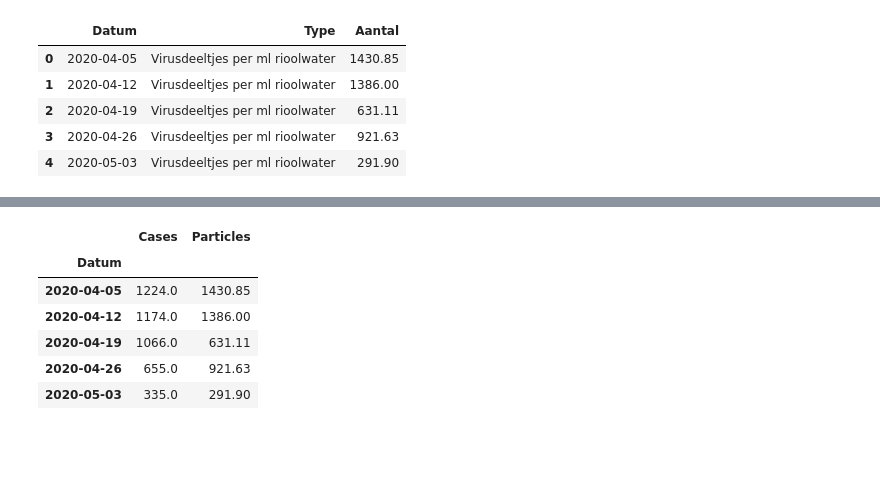
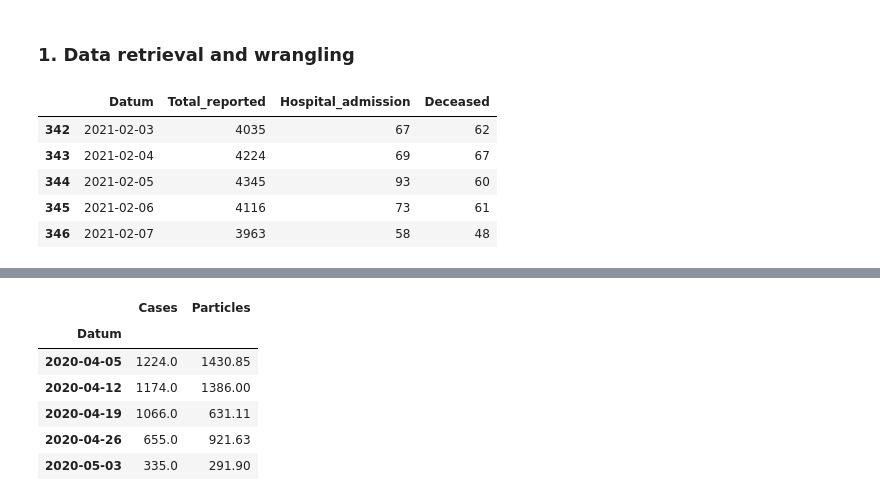
Before and after one commit to ystouthart/covid-19-nl-dashboard, a Jupyter notebook: src/ModellingDashboardData.ipynb, the cells around one changed output, grey strips where cells are left out. Drawn from its saved outputs; the diff is of its cells as text; code cells hidden in the pictures; blank space fills up the shorter version.

```diff
--- a/src/ModellingDashboardData.ipynb
+++ b/src/ModellingDashboardData.ipynb
@@ -27,9 +17,23 @@ sewage = pd.read_csv("https://raw.githubusercontent.com/J535D165/CoronaWatchNL/m
-# %%
-sewage.head()
-# %% [output]
-|  | Datum | Type | Aantal |
-| 0 | 2020-04-05 | Virusdeeltjes per ml rioolwater | 1430.85 |
-| 1 | 2020-04-12 | Virusdeeltjes per ml rioolwater | 1386.00 |
-| 2 | 2020-04-19 | Virusdeeltjes per ml rioolwater | 631.11 |
-| 3 | 2020-04-26 | Virusdeeltjes per ml rioolwater | 921.63 |
-| 4 | 2020-05-03 | Virusdeeltjes per ml rioolwater | 291.90 |
+# %% [markdown]
+### 1. Data retrieval and wrangling
+# %%
+# Importing data - note: cases_rivm is more than 45 Mb.
+
+cases_rivm = pd.read_csv("https://data.rivm.nl/covid-19/COVID-19_aantallen_gemeente_per_dag.csv", sep =";")
+# metadata: https://data.rivm.nl/geonetwork/srv/dut/catalog.search#/metadata/5f6bc429-1596-490e-8618-1ed8fd768427
+
+sewage_rivm = pd.read_csv("https://data.rivm.nl/covid-19/COVID-19_rioolwaterdata.csv")
+# metadata: https://data.rivm.nl/geonetwork/srv/dut/catalog.search#/metadata/a2960b68-9d3f-4dc3-9485-600570cd52b9
+# %%
+cases = cases_rivm.groupby('Date_of_publication').sum()
+cases.reset_index(inplace=True)
+cases.rename(columns={"Date_of_publication":"Datum"}, inplace=True)
+
+cases.tail()
+# %% [output]
+|  | Datum | Total_reported | Hospital_admission | Deceased |
+| 342 | 2021-02-03 | 4035 | 67 | 62 |
+| 343 | 2021-02-04 | 4224 | 69 | 67 |
+| 344 | 2021-02-05 | 4345 | 93 | 60 |
+| 345 | 2021-02-06 | 4116 | 73 | 61 |
+| 346 | 2021-02-07 | 3963 | 58 | 48 |
```
Also changed, not shown: parts of 14 cells of this notebook.
